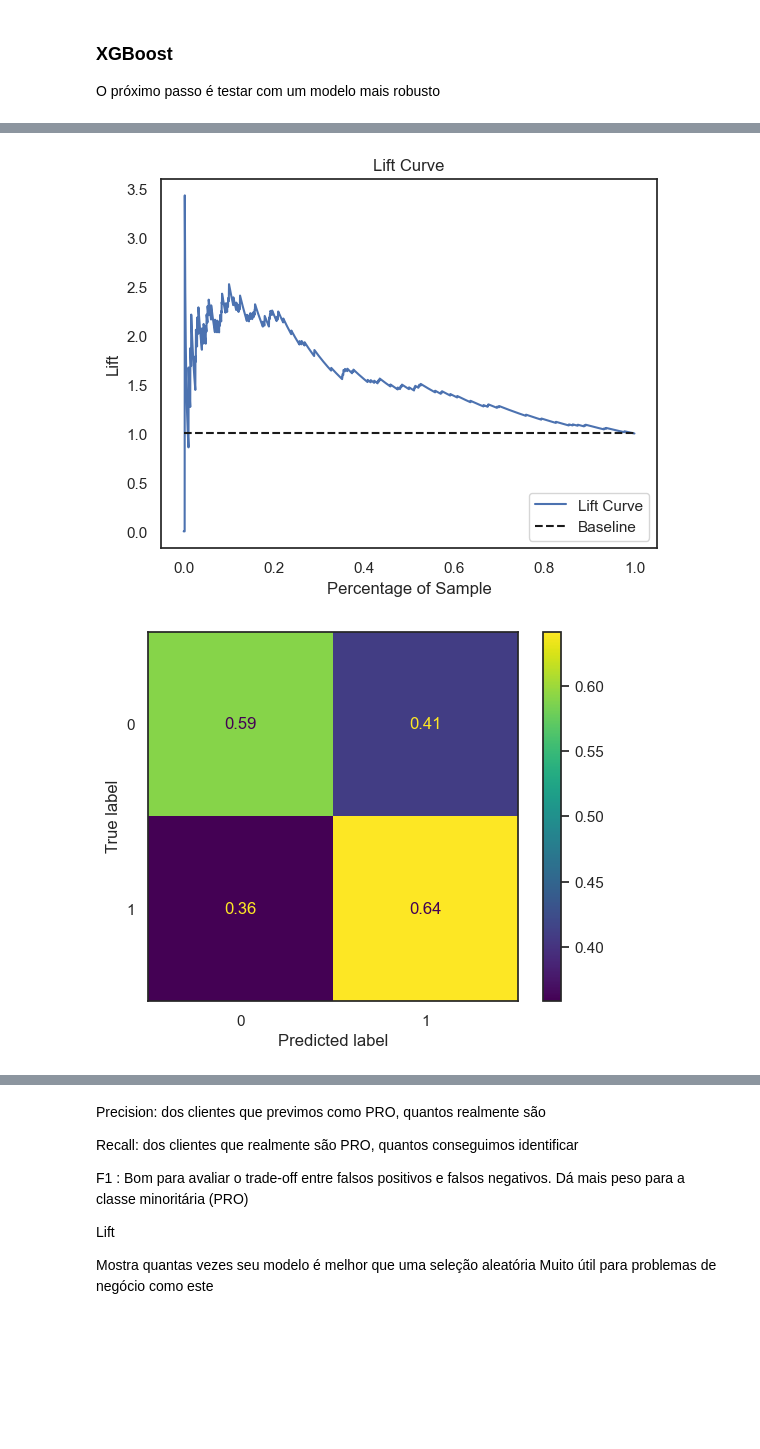
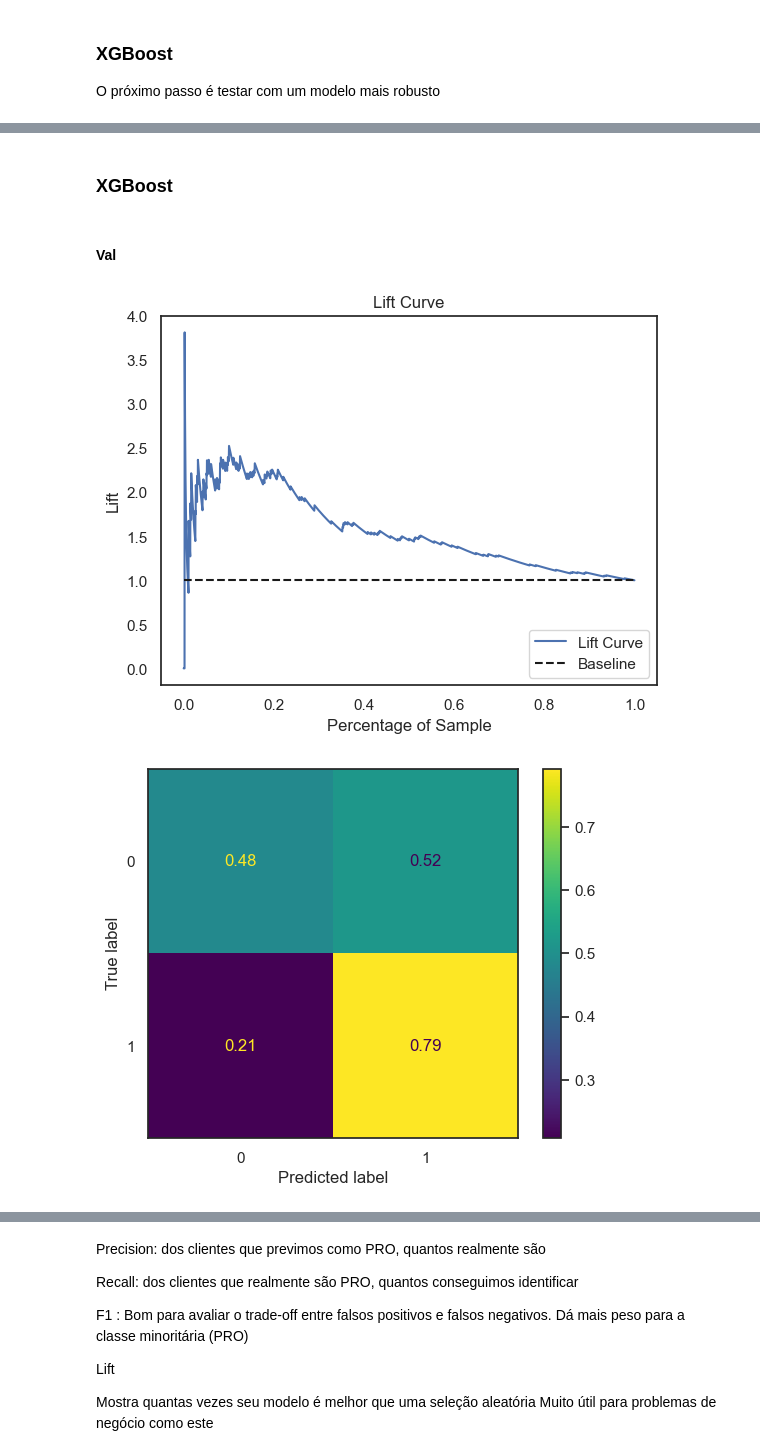
Before and after one commit to victor-hro/cartola, a Jupyter notebook: notebooks/model.ipynb, the cells around one changed output, grey strips where cells are left out. Drawn from its saved outputs; the diff is of its cells as text; code cells hidden in the pictures; blank space fills up the shorter version.

Commit message:
selecao do modelo

```diff
--- a/notebooks/model.ipynb
+++ b/notebooks/model.ipynb
@@ -475,14 +646,19 @@ study.best_params
 # %%
+# best params:
+parameters = {'max_depth': 5, 'n_estimators': 702, 'min_samples_split': 20, 'min_samples_leaf': 2}
+
 rf_model = Pipeline([
             ('preprocessor', preprocessor),
             ('classifier', RandomForestClassifier(
-                max_depth=5,
+                # **study.best_params,
+                **parameters,
                 class_weight=class_weights,
                 random_state=42,
-                n_estimators=96
             ))
         ])
 
-fit_evaluate(rf_model, X_train=X_train, y_train=y_train, X_val=X_val, y_val=y_val, th=0.5)
+rf_model.fit(X_train, y_train)
+rf_eval = ModelEvaluator(rf_model, X_val, y_val, th=0.45)
+rf_eval.evaluate()
 # %% [output]
 |  | AUC | PRECISION | RECALL | LOGLOSS | F1 | ACCURACY |
@@ -597,14 +871,7 @@ study.best_params
 # %%
-xgb_model = Pipeline([
-            ('preprocessor', preprocessor),
-            ('classifier', XGBClassifier(
-                **study.best_params,
-                random_state=42,
-            ))
-        ])
-
+# usando o valor da precision-recall curve
 xgb_model.fit(X_train, y_train)
-xgb_eval = ModelEvaluator(xgb_model, X_val, y_val, th=0.5)
+xgb_eval = ModelEvaluator(xgb_model, X_val, y_val, th=0.42)
 xgb_eval.evaluate()
 # %% [output]
 |  | AUC | PRECISION | RECALL | LOGLOSS | F1 | ACCURACY |
@@ -624,7 +931,13 @@ ypred = (y_probas > th).astype(int)
+# %% [markdown]
+### XGBoost
+# %% [markdown]
+#### Val
 # %%
+xgb_eval = ModelEvaluator(xgb_model, X_val, y_val, th=0.42)
+
 xgb_eval.plot_lift()
 
 xgb_eval.plot_confusion_matrix(normalize='true')
 # %% [output]
-[figure, old version]
+[figure, new version]
-[figure, old version]
+[figure, new version]
```
Also changed, not shown: parts of 63 cells of this notebook.
